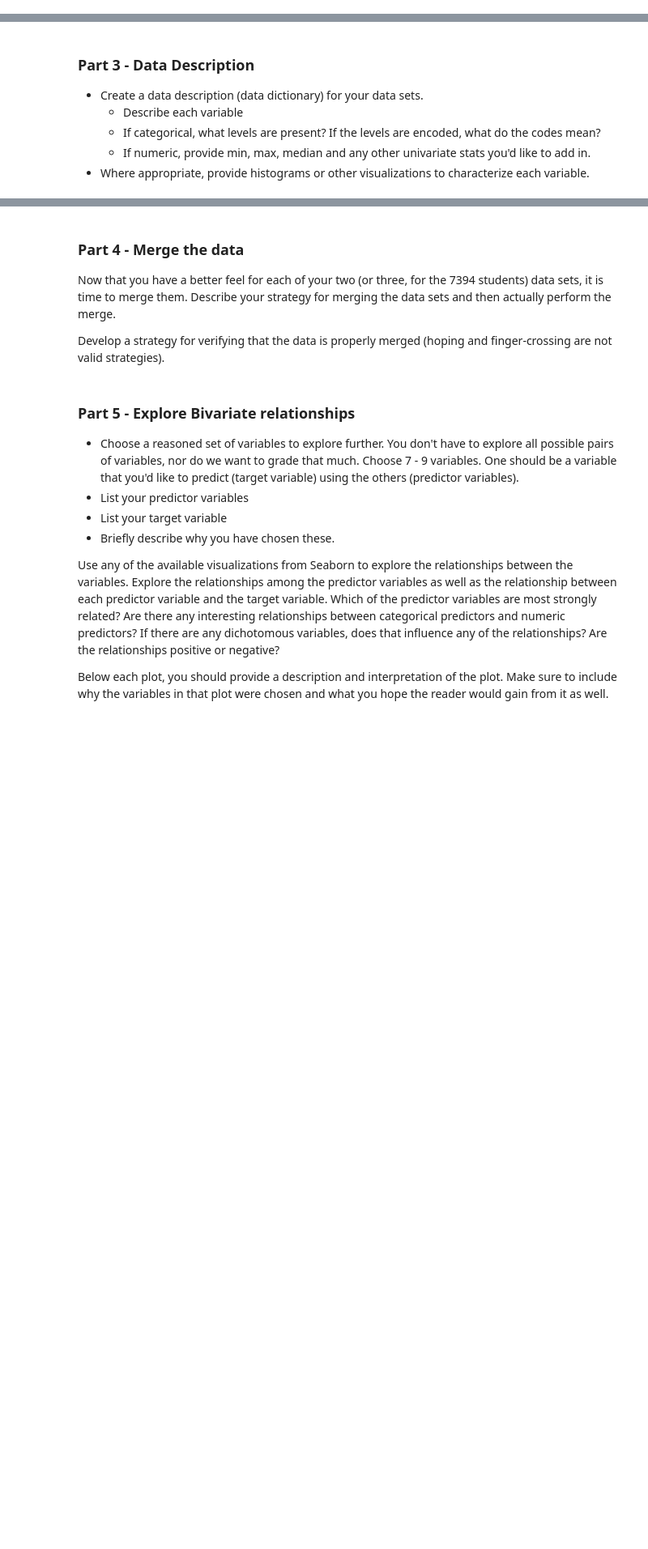
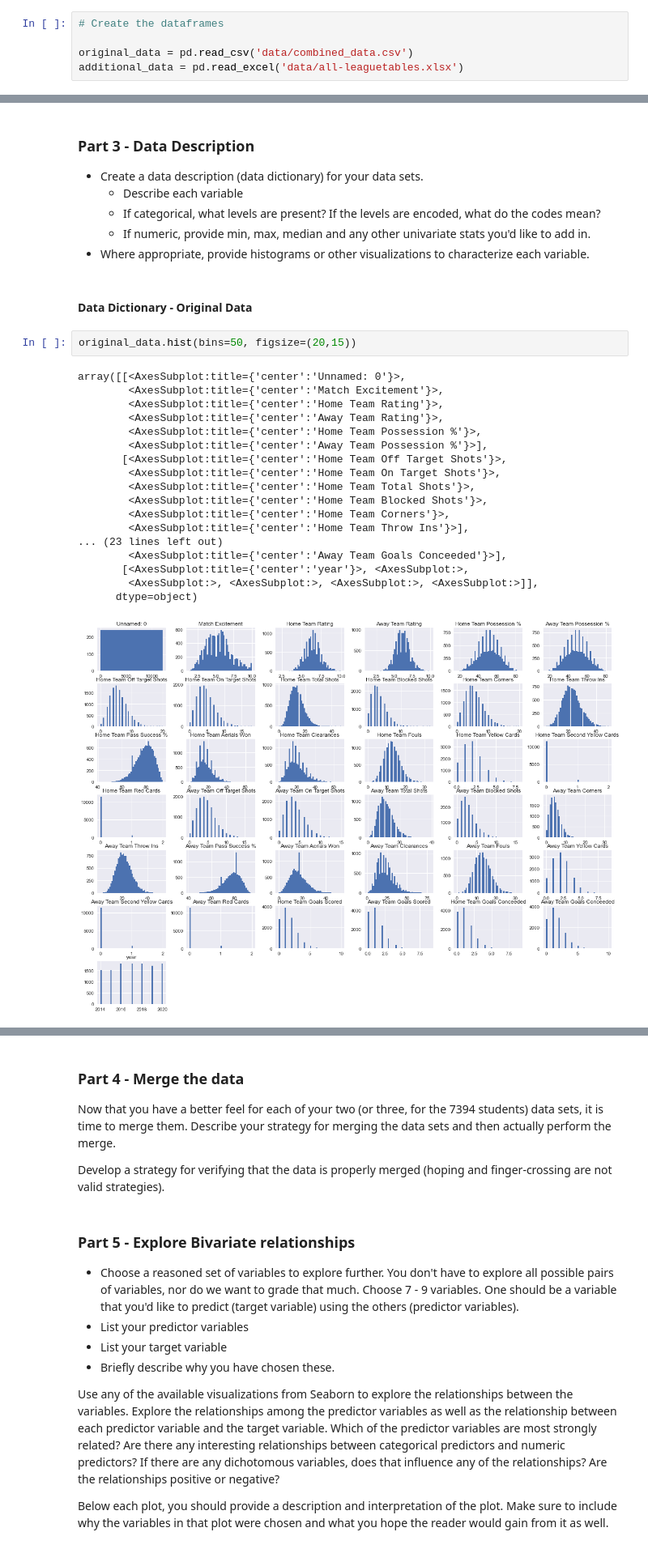
Before and after one commit to sofiamurillosanchez/CS5394-Project2, a Jupyter notebook: Project02.ipynb, the cells around one changed output, grey strips where cells are left out. Shown: that part at 81% size. Saved outputs shown, nothing was run; the diff lists cells and outputs as text; blank space fills up the shorter version.

```diff
--- a/Project02.ipynb
+++ b/Project02.ipynb
@@ -49,0 +46,5 @@ UnicodeDecodeError: 'utf-8' codec can't decode byte 0x8e in position 16: invalid
+# %%
+# Create the dataframes
+
+original_data = pd.read_csv('data/combined_data.csv')
+additional_data = pd.read_excel('data/all-leaguetables.xlsx')
@@ -65,3 +255,26 @@ Do this with Intentionality.  Don't skimp.
     - If categorical, what levels are present? If the levels are encoded, what do the codes mean?
     - If numeric, provide min, max, median and any other univariate stats you'd like to add in.
 - Where appropriate, provide histograms or other visualizations to characterize each variable.
+# %% [markdown]
+#### Data Dictionary - Original Data
+# %%
+original_data.hist(bins=50, figsize=(20,15))
+# %% [output]
+array([[<AxesSubplot:title={'center':'Unnamed: 0'}>,
+        <AxesSubplot:title={'center':'Match Excitement'}>,
+        <AxesSubplot:title={'center':'Home Team Rating'}>,
+        <AxesSubplot:title={'center':'Away Team Rating'}>,
+        <AxesSubplot:title={'center':'Home Team Possession %'}>,
+        <AxesSubplot:title={'center':'Away Team Possession %'}>],
+       [<AxesSubplot:title={'center':'Home Team Off Target Shots'}>,
+        <AxesSubplot:title={'center':'Home Team On Target Shots'}>,
+        <AxesSubplot:title={'center':'Home Team Total Shots'}>,
+        <AxesSubplot:title={'center':'Home Team Blocked Shots'}>,
+        <AxesSubplot:title={'center':'Home Team Corners'}>,
+        <AxesSubplot:title={'center':'Home Team Throw Ins'}>],
+... (23 lines left out)
+        <AxesSubplot:title={'center':'Away Team Goals Conceeded'}>],
+       [<AxesSubplot:title={'center':'year'}>, <AxesSubplot:>,
+        <AxesSubplot:>, <AxesSubplot:>, <AxesSubplot:>, <AxesSubplot:>]],
+      dtype=object)
+[figure, added]
```
Also changed, not shown: parts of 21 cells of this notebook.
